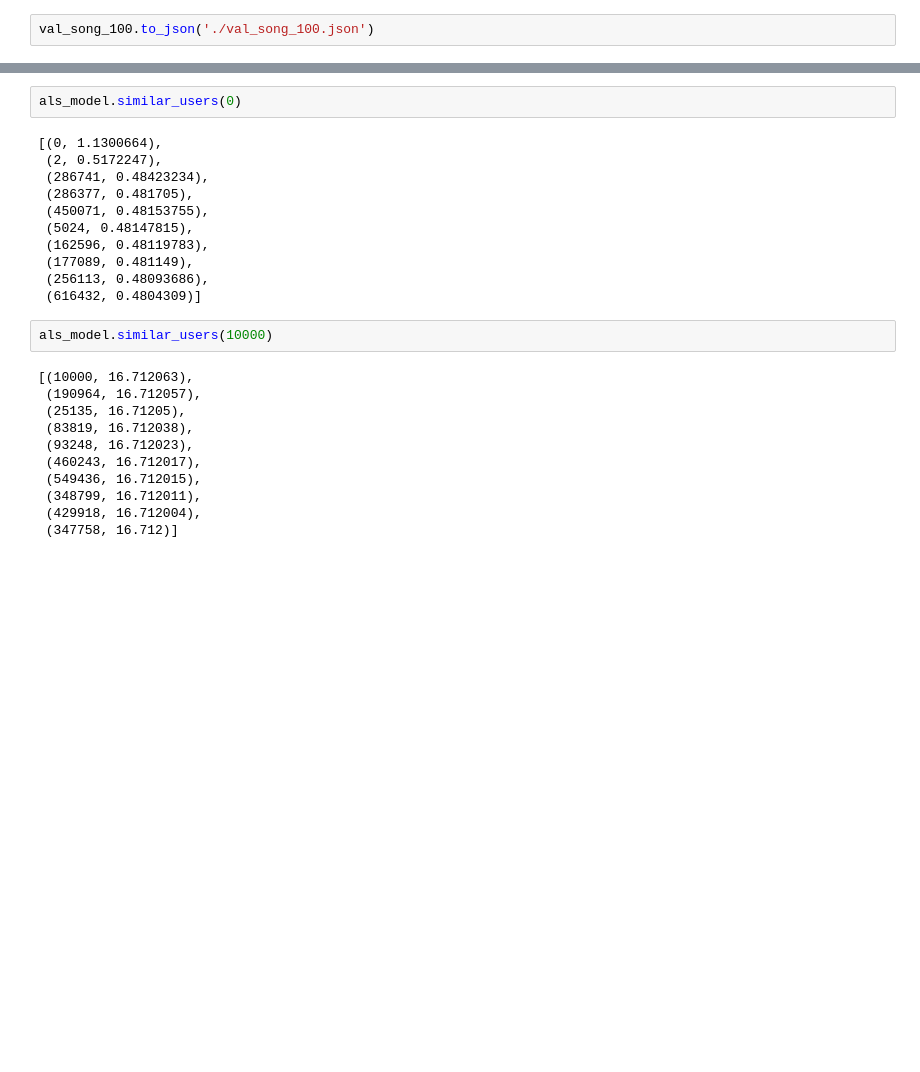
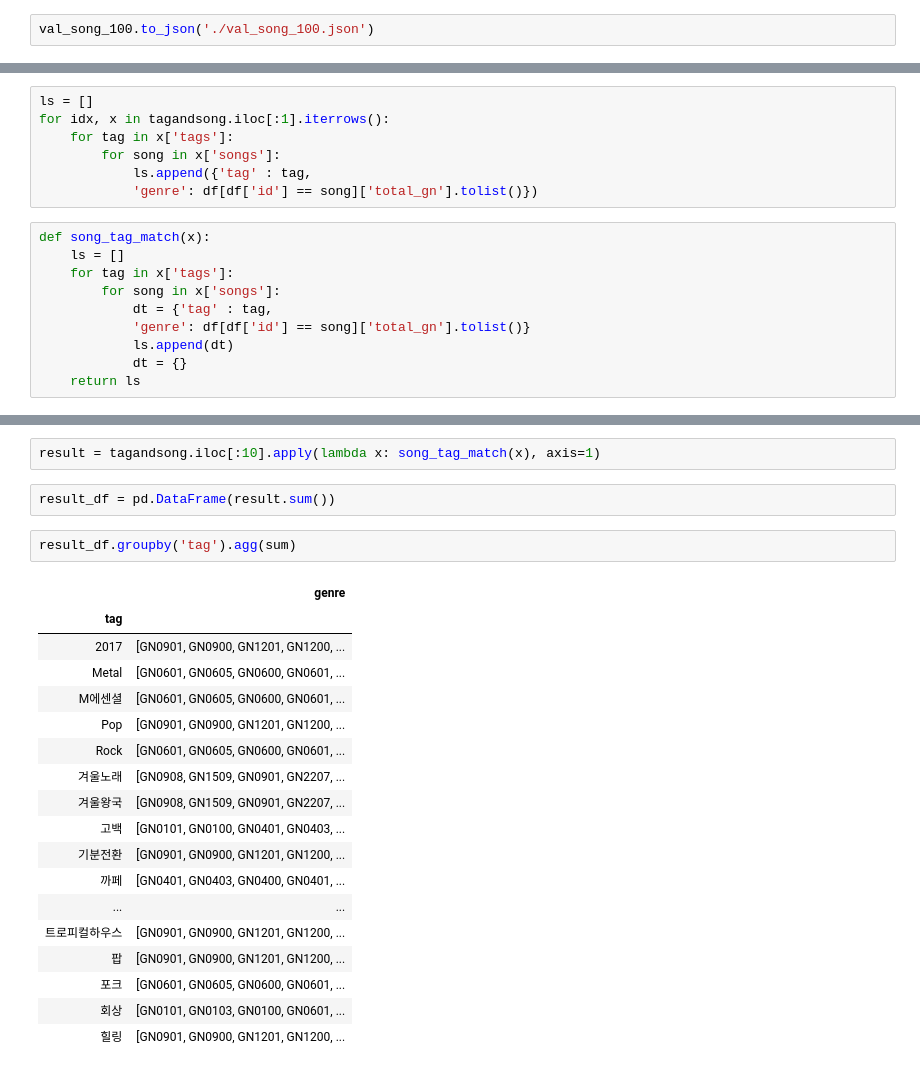
Before and after one commit to HowardHowonYu/book_recommendation, a Jupyter notebook: howard/playlist_recommendation/ALS-simiilarity.ipynb, the cells around one changed output, grey strips where cells are left out. Drawn from its saved outputs; the diff is of its cells as text; blank space fills up the shorter version.

```diff
--- a/howard/playlist_recommendation/ALS-simiilarity.ipynb
+++ b/howard/playlist_recommendation/ALS-simiilarity.ipynb
@@ -221,0 +188,17 @@ len(result[2])
+# %%
+ls = []
+for idx, x in tagandsong.iloc[:1].iterrows():
+    for tag in x['tags']:
+        for song in x['songs']:
+            ls.append({'tag' : tag,
+            'genre': df[df['id'] == song]['total_gn'].tolist()})
+# %%
+def song_tag_match(x):
+    ls = []
+    for tag in x['tags']:
+        for song in x['songs']:
+            dt = {'tag' : tag,
+            'genre': df[df['id'] == song]['total_gn'].tolist()}
+            ls.append(dt)
+            dt = {}
+    return ls
@@ -445,26 +211,25 @@ song_meta[song_meta['id'] == 319361]
-# %%
-als_model.similar_users(0)
-# %% [output]
-[(0, 1.1300664),
- (2, 0.5172247),
- (286741, 0.48423234),
- (286377, 0.481705),
- (450071, 0.48153755),
- (5024, 0.48147815),
- (162596, 0.48119783),
- (177089, 0.481149),
- (256113, 0.48093686),
- (616432, 0.4804309)]
-# %%
-als_model.similar_users(10000)
-# %% [output]
-[(10000, 16.712063),
- (190964, 16.712057),
- (25135, 16.71205),
- (83819, 16.712038),
- (93248, 16.712023),
- (460243, 16.712017),
- (549436, 16.712015),
- (348799, 16.712011),
- (429918, 16.712004),
- (347758, 16.712)]
+# %%
+result = tagandsong.iloc[:10].apply(lambda x: song_tag_match(x), axis=1)
+# %%
+result_df = pd.DataFrame(result.sum())
+# %%
+result_df.groupby('tag').agg(sum)
+# %% [output]
+|  | genre |
+| tag |  |
+| 2017 | [GN0901, GN0900, GN1201, GN1200, ... |
+| Metal | [GN0601, GN0605, GN0600, GN0601, ... |
+| M에센셜 | [GN0601, GN0605, GN0600, GN0601, ... |
+| Pop | [GN0901, GN0900, GN1201, GN1200, ... |
+| Rock | [GN0601, GN0605, GN0600, GN0601, ... |
+| 겨울노래 | [GN0908, GN1509, GN0901, GN2207, ... |
+| 겨울왕국 | [GN0908, GN1509, GN0901, GN2207, ... |
+| 고백 | [GN0101, GN0100, GN0401, GN0403, ... |
+| 기분전환 | [GN0901, GN0900, GN1201, GN1200, ... |
+| 까페 | [GN0401, GN0403, GN0400, GN0401, ... |
+| ... | ... |
+| 트로피컬하우스 | [GN0901, GN0900, GN1201, GN1200, ... |
+| 팝 | [GN0901, GN0900, GN1201, GN1200, ... |
+| 포크 | [GN0601, GN0605, GN0600, GN0601, ... |
+| 회상 | [GN0101, GN0103, GN0100, GN0601, ... |
+| 힐링 | [GN0901, GN0900, GN1201, GN1200, ... |
```
Also changed, not shown: parts of 38 cells of this notebook, 3 other files.
